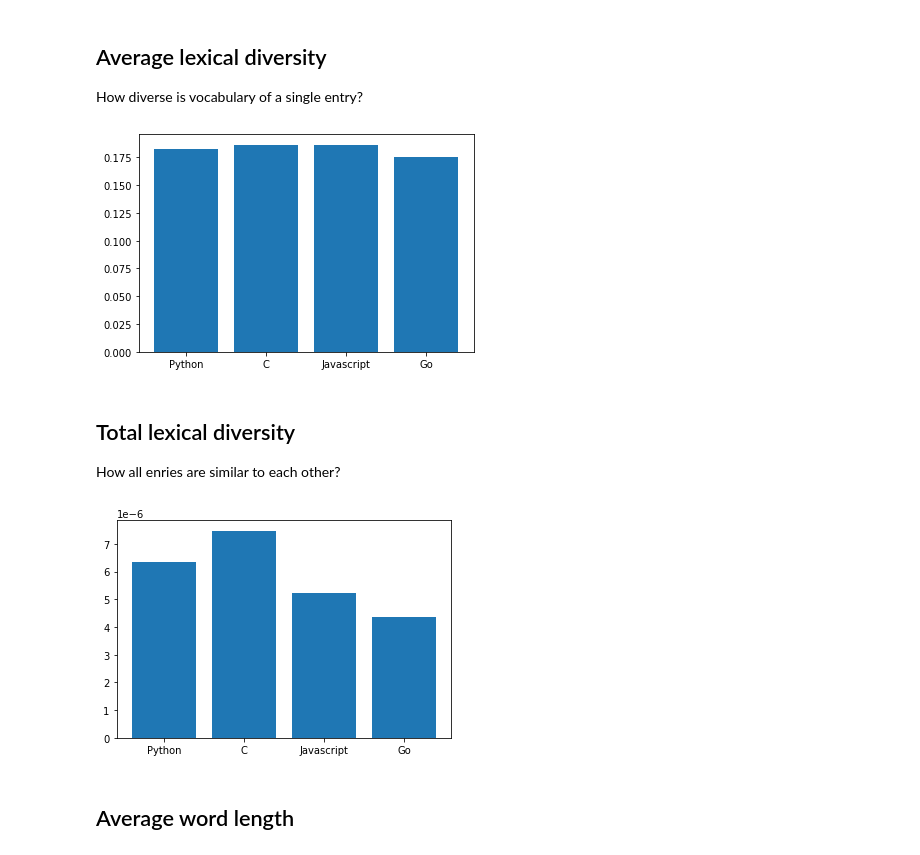
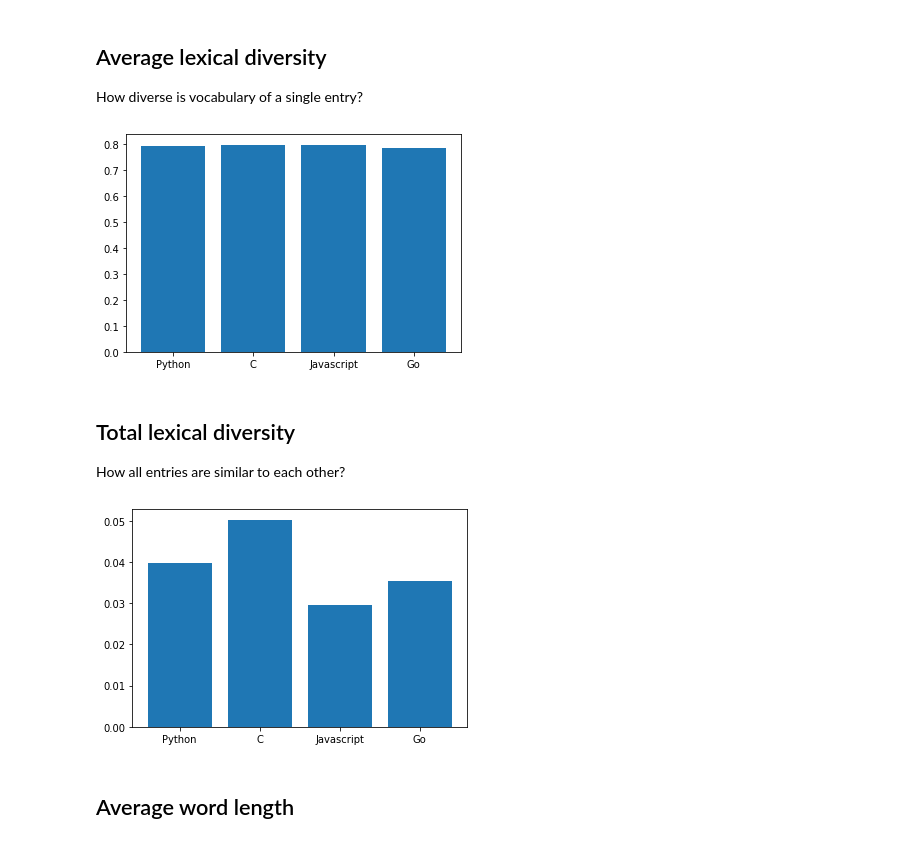
Before and after one commit to shilangyu/NLP-language-complexity, a Jupyter notebook: analysis/basic_data_analysis.ipynb, the cells around one changed output. Saved outputs shown, nothing was run; the diff lists cells and outputs as text; code cells hidden in the pictures.

Commit message:
Fix lexical diversity calculations

```diff
--- a/analysis/basic_data_analysis.ipynb
+++ b/analysis/basic_data_analysis.ipynb
@@ -68,33 +68,42 @@ plt.show()
 
 How diverse is vocabulary of a single entry?
 # %%
-def lexical_diversity(text):
+def lexical_diversity(text: list[str]) -> float:
     return len(set(text)) / len(text)
 
 
-def percentage(count, total):
+def percentage(count: float, total: float) -> float:
     return 100 * count / total
 # %%
-df['lex_div'] = df['text'].apply(lexical_diversity)
+df['lex_div'] = df['tokenized_text'].apply(lexical_diversity)
 # %%
 means = [np.mean(df[df['language'] == lang]['lex_div']) for lang in LANGUAGES]
 
 plt.bar(widths, means, tick_label=LANGUAGES, width=0.8)
 plt.show()
 # %% [output]
-[figure, old version]
+[figure, new version]
 # %% [markdown]
 ## Total lexical diversity
 
-How all enries are similar to each other?
+How all entries are similar to each other?
 # %%
-whole = [' '.join(df[df['language'] == lang]['text']) for lang in LANGUAGES]
+def lexical_diversity_whole(texts: pd.Series) -> float:
+    words = set(
+        w
+        for text in texts.values
+        for w in text
+    )
+
+    return len(words) / texts.apply(len).sum()
 # %%
-divs = [lexical_diversity(x) for x in whole]
+divs = [
+    lexical_diversity_whole(df[df['language'] == lang]['tokenized_text'])
+    for lang in LANGUAGES]
 plt.bar(widths, divs, tick_label=LANGUAGES, width=0.8)
 plt.show()
 # %% [output]
-[figure, old version]
+[figure, new version]
 # %% [markdown]
 ## Average word length
 # %%
```
Also changed, not shown: parts of 7 cells of this notebook, 1 other file.
